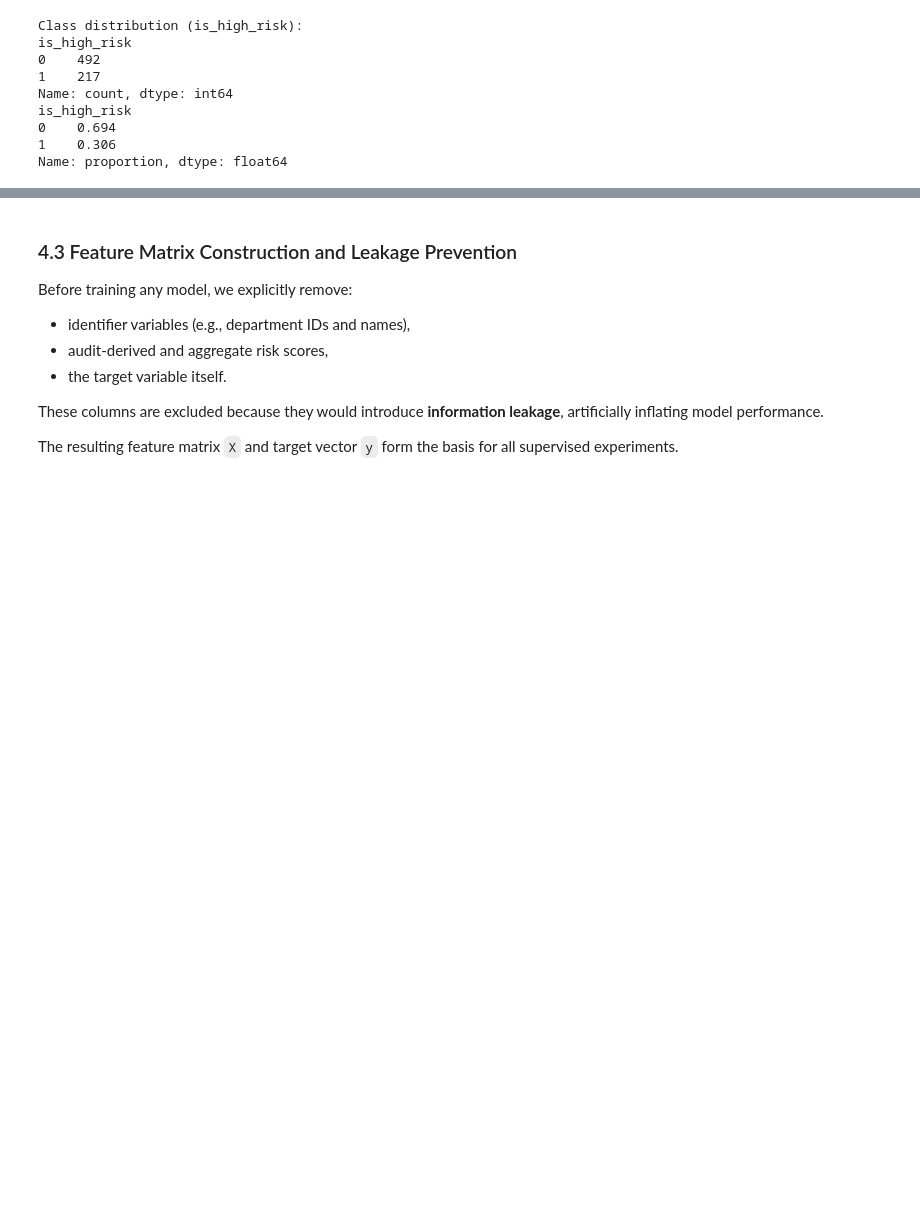
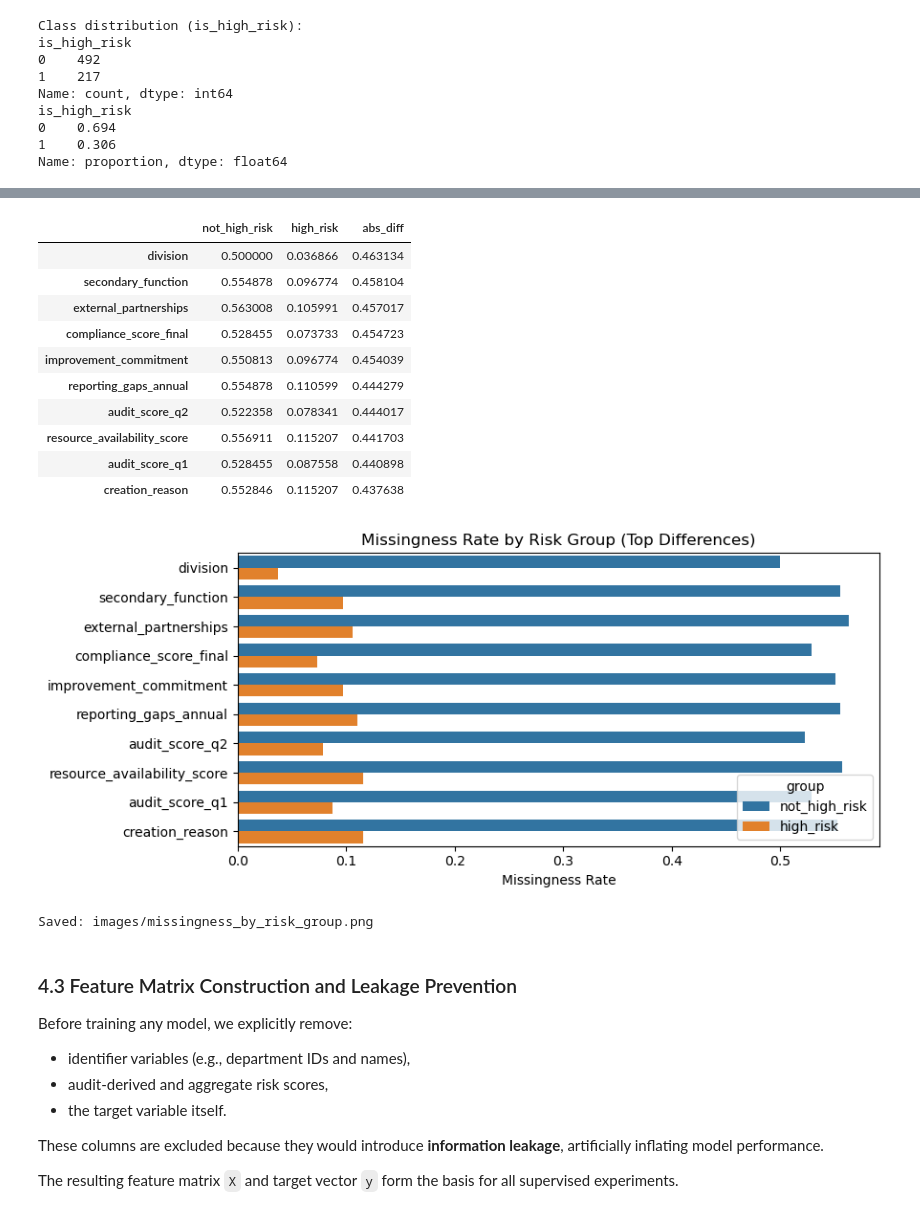
Before and after one commit to deniztaylan06/PROJECT_321551, a Jupyter notebook: main.ipynb, the cells around one changed output, grey strips where cells are left out. Cells and saved outputs as stored; diff of their text form; code cells hidden in the pictures; blank space fills up the shorter version.

```diff
--- a/main.ipynb
+++ b/main.ipynb
@@ -719,3 +807,52 @@ Name: proportion, dtype: float64
+# %%
+import os
+
+images_dir = "images"
+os.makedirs(images_dir, exist_ok=True)
+
+missing_by_target = model_df.isnull().groupby(model_df["is_high_risk"]).mean().T
+missing_by_target.columns = ["not_high_risk", "high_risk"]
+missing_by_target["abs_diff"] = (
+    missing_by_target["high_risk"] - missing_by_target["not_high_risk"]
+).abs()
+missing_by_target = missing_by_target.sort_values("abs_diff", ascending=False)
+
+display(missing_by_target.head(10))
+
+plot_df = (
+    missing_by_target.head(10)
+    .reset_index()
+    .rename(columns={"index": "feature"})
+    .melt(id_vars="feature", value_vars=["not_high_risk", "high_risk"],
+          var_name="group", value_name="missing_rate")
+)
+
+plt.figure(figsize=(9, 4))
+sns.barplot(data=plot_df, x="missing_rate", y="feature", hue="group")
+plt.title("Missingness Rate by Risk Group (Top Differences)")
+plt.xlabel("Missingness Rate")
+plt.ylabel("")
+plt.tight_layout()
+miss_by_target_path = os.path.join(images_dir, "missingness_by_risk_group.png")
+plt.savefig(miss_by_target_path, dpi=300)
+plt.show()
+plt.close()
+
+print("Saved:", miss_by_target_path)
+# %% [output]
+|  | not_high_risk | high_risk | abs_diff |
+| division | 0.500000 | 0.036866 | 0.463134 |
+| secondary_function | 0.554878 | 0.096774 | 0.458104 |
+| external_partnerships | 0.563008 | 0.105991 | 0.457017 |
+| compliance_score_final | 0.528455 | 0.073733 | 0.454723 |
+| improvement_commitment | 0.550813 | 0.096774 | 0.454039 |
+| reporting_gaps_annual | 0.554878 | 0.110599 | 0.444279 |
+| audit_score_q2 | 0.522358 | 0.078341 | 0.444017 |
+| resource_availability_score | 0.556911 | 0.115207 | 0.441703 |
+| audit_score_q1 | 0.528455 | 0.087558 | 0.440898 |
+| creation_reason | 0.552846 | 0.115207 | 0.437638 |
+[figure, added]
+Saved: images/missingness_by_risk_group.png
 # %% [markdown]
 ### 4.3 Feature Matrix Construction and Leakage Prevention
 
```
Also changed, not shown: parts of 21 cells of this notebook, 20 other files.
